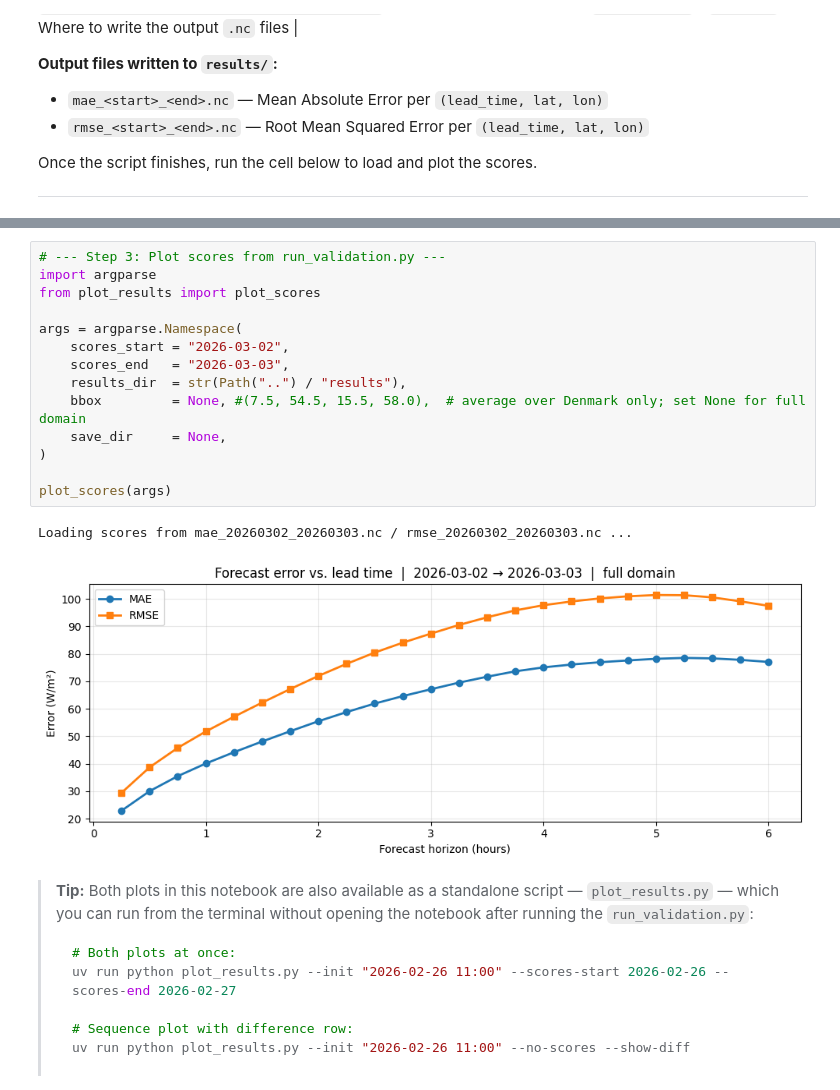
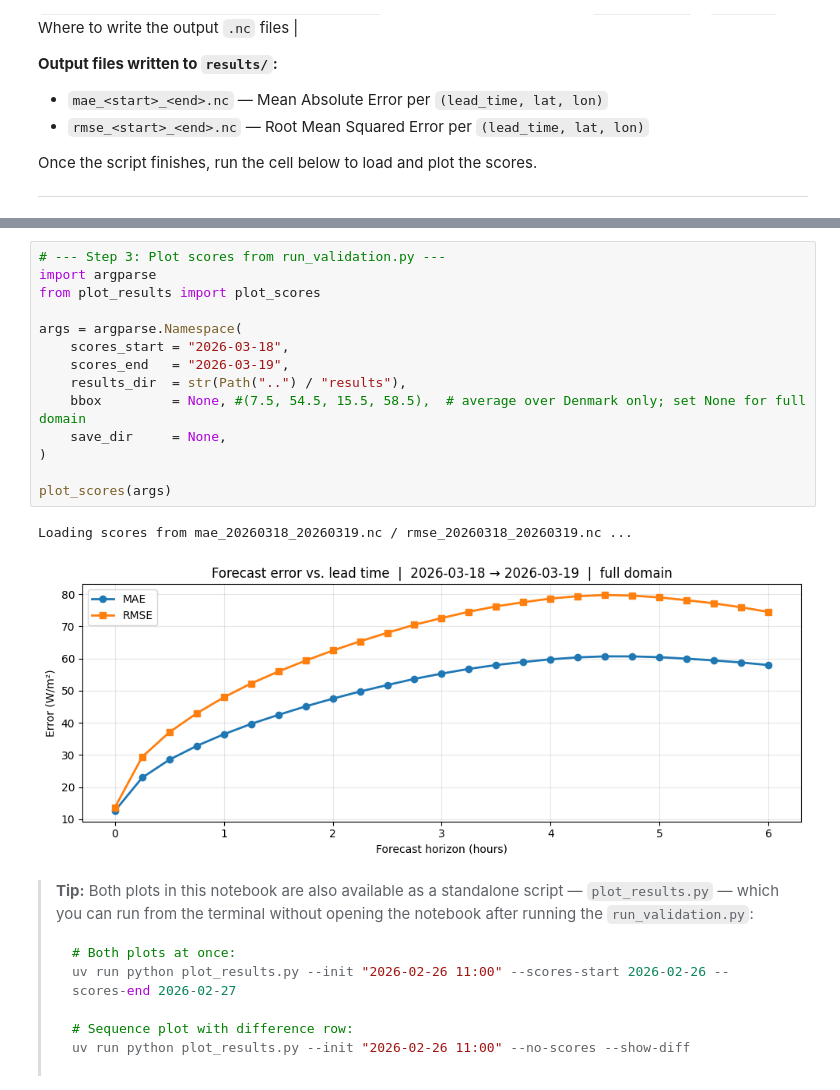
Before and after one commit to dmidk/sunflow-scores, a Jupyter notebook: notebooks/solar-nowcast-validator-notebook.ipynb, the cells around one changed output, grey strips where cells are left out. Drawn from its saved outputs; the diff is of its cells as text.

````diff
--- a/notebooks/solar-nowcast-validator-notebook.ipynb
+++ b/notebooks/solar-nowcast-validator-notebook.ipynb
@@ -100,20 +99,20 @@ Loading observations up to 2026-03-03 16:00:00 ...
 # %%
 # --- Step 3: Plot scores from run_validation.py ---
 import argparse
 from plot_results import plot_scores
 
 args = argparse.Namespace(
-    scores_start = "2026-03-02",
-    scores_end   = "2026-03-03",
+    scores_start = "2026-03-18",
+    scores_end   = "2026-03-19",
     results_dir  = str(Path("..") / "results"),
-    bbox         = None, #(7.5, 54.5, 15.5, 58.0),  # average over Denmark only; set None for full domain
+    bbox         = None, #(7.5, 54.5, 15.5, 58.5),  # average over Denmark only; set None for full domain
     save_dir     = None,
 )
 
 plot_scores(args)
 # %% [output]
-Loading scores from mae_20260302_20260303.nc / rmse_20260302_20260303.nc ...
+Loading scores from mae_20260318_20260319.nc / rmse_20260318_20260319.nc ...
-[figure, old version]
+[figure, new version]
 # %% [markdown]
 > **Tip:** Both plots in this notebook are also available as a standalone script — `plot_results.py` — which you can run from the terminal without opening the notebook after running the `run_validation.py`:
 > ```bash
````
Also changed, not shown: parts of 2 cells of this notebook, 22 other files.
